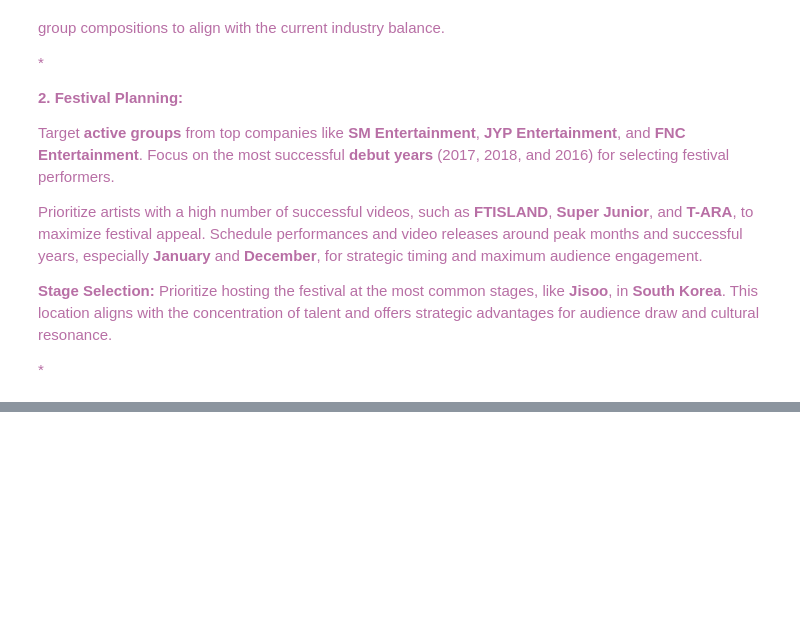
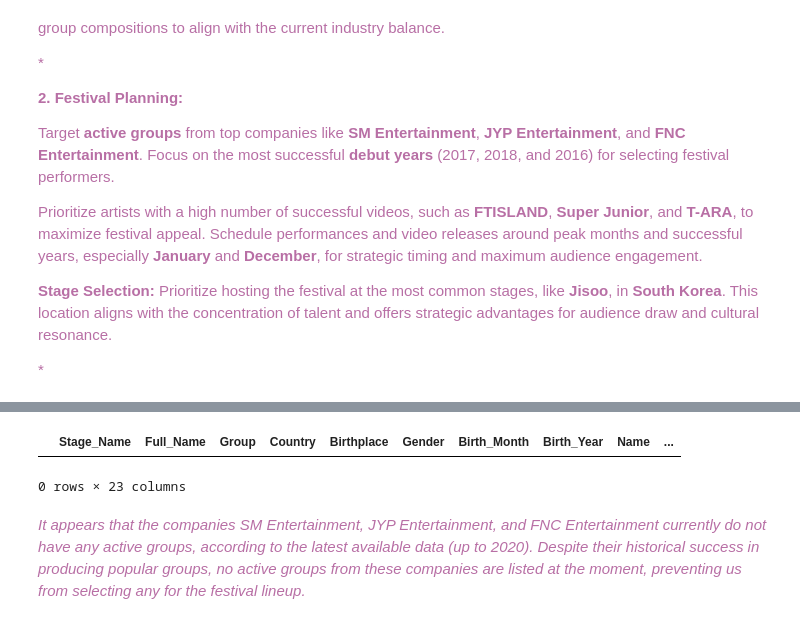
Before and after one commit to zsofiaKad/AnalyticsPortfolio, a Jupyter notebook: Python/Data_Analysis_K_Pop_World_Connect_Insights_for_a_global_tour.ipynb, the cells around one changed output, grey strips where cells are left out. Drawn from its saved outputs; the diff is of its cells as text; code cells hidden in the pictures; blank space fills up the shorter version.

Commit message:
Updated version with festival line up

```diff
--- a/Python/Data_Analysis_K_Pop_World_Connect_Insights_for_a_global_tour.ipynb
+++ b/Python/Data_Analysis_K_Pop_World_Connect_Insights_for_a_global_tour.ipynb
@@ -1528,0 +1663,13 @@ Name: count, dtype: int64
+# %%
+# Filter for active groups from SM Entertainment, JYP Entertainment, and FNC Entertainment
+target_companies = ['SM Entertainment', 'JYP Entertainment', 'FNC Entertainment']
+active_groups_companies = final_merged_df[(final_merged_df['Company'].isin(target_companies)) &
+                                          (final_merged_df['Active'] == 'Yes')]
+
+# Display the result
+active_groups_companies.head()
+# %% [output]
+|  | Stage_Name | Full_Name | Group | Country | Birthplace | Gender | Birth_Month | Birth_Year | Name | ... |
+0 rows × 23 columns
+# %% [markdown]
+<font color='#b86fa5'>*It appears that the companies SM Entertainment, JYP Entertainment, and FNC Entertainment currently do not have any active groups, according to the latest available data (up to 2020). Despite their historical success in producing popular groups, no active groups from these companies are listed at the moment, preventing us from selecting any for the festival lineup.*
```
Also changed, not shown: parts of 26 cells of this notebook.
